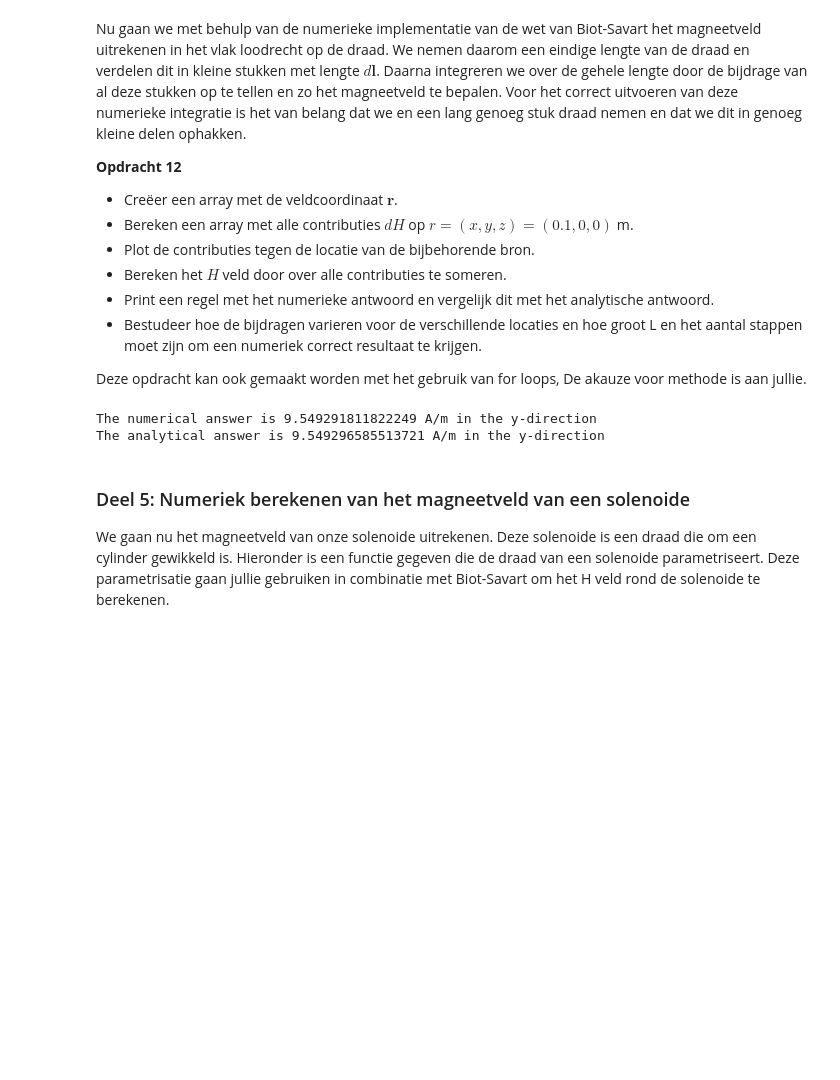
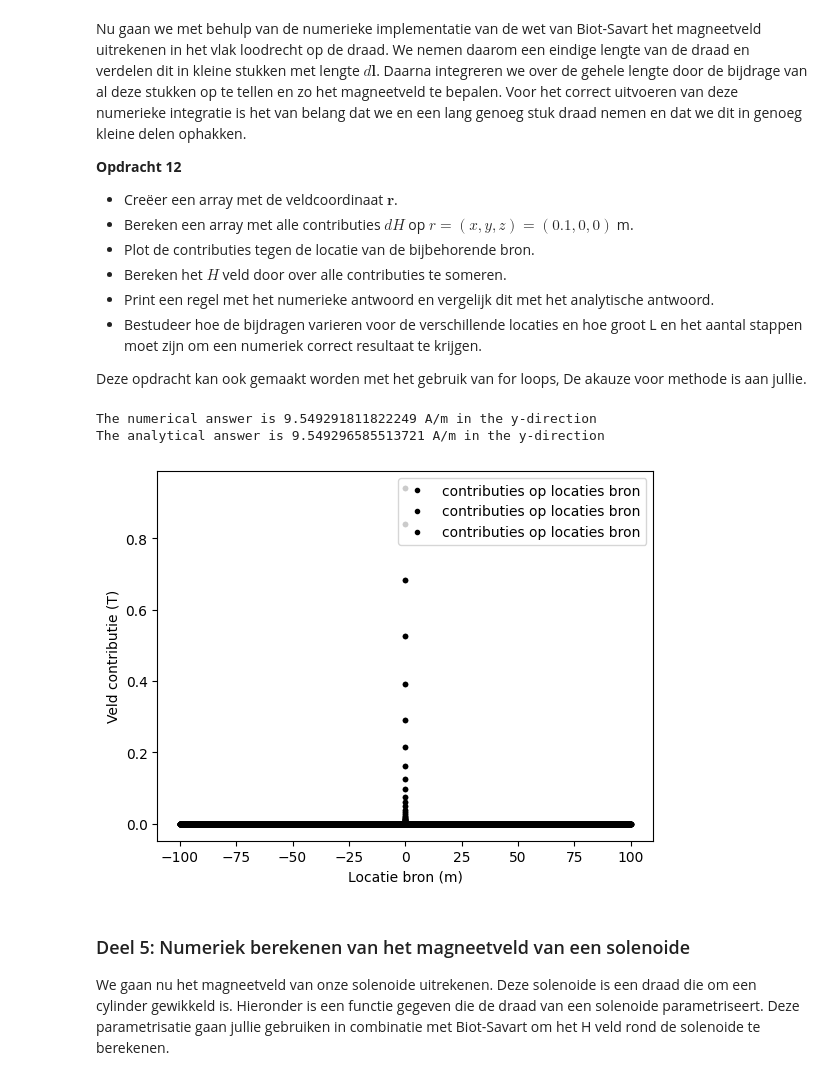
Before and after one commit to cs50202/opdrachten-DEF-D-, a Jupyter notebook: 2KrachtactuatorOpdracht/2KrachtactuatorOpdracht/KrachtactuatorOpdracht.ipynb, the cells around one changed output. Saved outputs shown, nothing was run; the diff lists cells and outputs as text; code cells hidden in the pictures; blank space fills up the shorter version.

```diff
--- a/2KrachtactuatorOpdracht/2KrachtactuatorOpdracht/KrachtactuatorOpdracht.ipynb
+++ b/2KrachtactuatorOpdracht/2KrachtactuatorOpdracht/KrachtactuatorOpdracht.ipynb
@@ -2340,29 +2340,39 @@ Deze opdracht kan ook gemaakt worden met het gebruik van for loops, De akauze vo
 # %%
 N = 10000 # aantal stappen
 
 # maken van arrays
 r_field = np.array([0.1, 0, 0])
 dH_array = np.zeros(shape=(N, 3))
+r_sourcearray = np.zeros(shape=(N,3))
 
 # lengte van de draad, negatief zodat het gelijk de z as wordt
 L_nieuw = np.linspace(-100, 100, N) # de lengte van de draad is dus 200 nu, groter maken geeft betere benadering
 dl = np.array([0, 0, (L_nieuw[1]-L_nieuw[0])])
 
 # for loop om op elk punt van de draad de contributie dH te berekenen
 for i in range(N):
     r_source = np.array([0, 0, L_nieuw[i]])
+    r_sourcearray[i] = r_source
     # print(r_source)
     dH_array[i] = field_current_element(r_field, r_source, dl)
-    #print(dH_array[i])
+
+plt.figure()
+plt.plot(r_sourcearray, dH_array, 'k.', label = 'contributies op locaties bron')
+plt.xlabel('Locatie bron (m)')
+plt.ylabel('Veld contributie (T)')
+plt.legend()
+
 
 # H veld is de som van alle contributies, komt inderdaad overeen met het analytisch antwoord
-# Hoe groter je N en L maakt, hoe meer decimalen overeenkomen van het numerische antwoord en het analytische antwoord
+# Hoe groter je N en L maakt, hoe meer decimalen overeenkomen van het numerieke antwoord en het analytische antwoord
 H_veld = np.sum(dH_array)
 print('The numerical answer is ' + str(H_veld) + ' A/m in the y-direction')
 print('The analytical answer is ' + str(I / (2 * np.pi * 0.1)) + ' A/m in the y-direction')
+# grafiek is een beetje raar maar vorm is wel logisch
 # %% [output]
 The numerical answer is 9.549291811822249 A/m in the y-direction
 The analytical answer is 9.549296585513721 A/m in the y-direction
+[figure, added]
 # %% [markdown]
 ### Deel 5: Numeriek berekenen van het magneetveld van een solenoide
 
```
